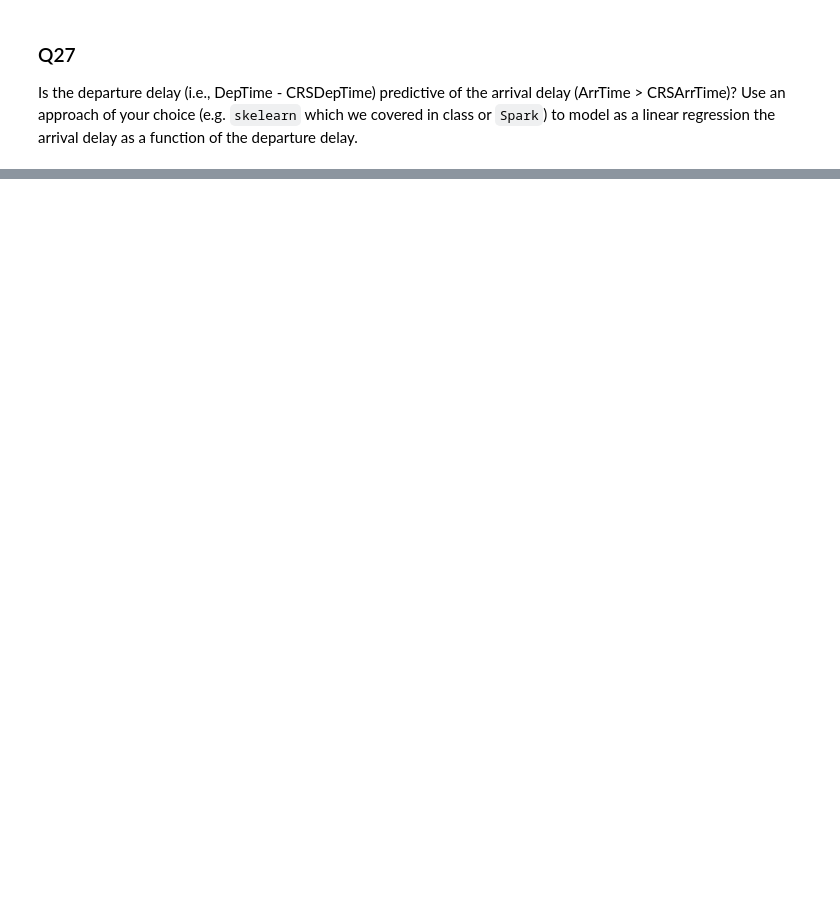
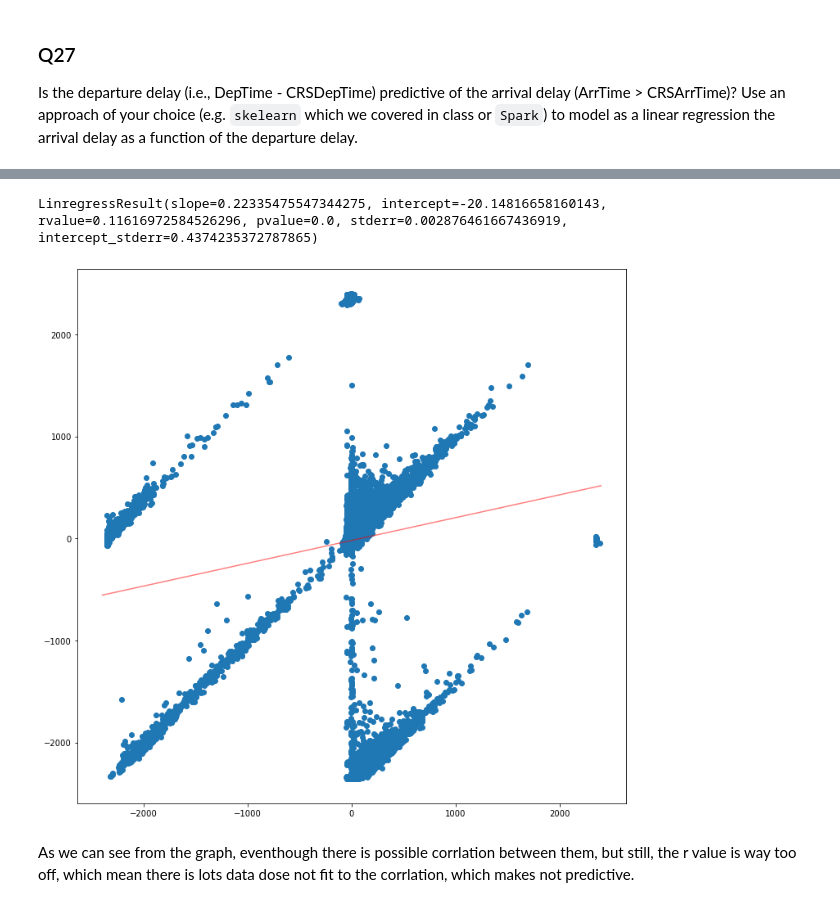
Before and after one commit to ICS-CLASSROOM/assignment-2-ShengT-Jin, a Jupyter notebook: Assignment_2.ipynb, the cells around one changed output, grey strips where cells are left out. Cells and saved outputs as stored; diff of their text form; code cells hidden in the pictures; blank space fills up the shorter version.

```diff
--- a/Assignment_2.ipynb
+++ b/Assignment_2.ipynb
@@ -462,4 +597,13 @@ Use one of the techniques covered in class to accelerate this query. Time your q
 Is the departure delay (i.e., DepTime - CRSDepTime) predictive of the arrival delay (ArrTime > CRSArrTime)?
 Use an approach of your choice (e.g. `skelearn` which we covered in class or `Spark`) to model as a linear regression the arrival delay as a function of the departure delay.
 # %%
-### Write your code here
+from sklearn.metrics import mean_squared_error, r2_score
+from pyspark.sql import functions as func
+from scipy.stats import linregress
+import matplotlib.pyplot as plt
+import numpy as np
+
+data = flight_info.select((func.col("DepTime") - func.col("CRSDepTime")).alias("X"),
+                  (func.col("ArrTime") - func.col("CRSArrTime")).alias("Y"))
+data = data.filter(data.X.isNotNull() & data.Y.isNotNull()).toPandas()
+data
@@ -465,0 +624,18 @@ Use an approach of your choice (e.g. `skelearn` which we covered in class or `Sp
+# %%
+depart_d = np.array(data["X"].tolist())
+arrive_d = np.array(data["Y"].tolist())
+linreg = linregress(depart_d, arrive_d)
+
+plt.figure(figsize=(12,12))
+
+x_axis = np.arange(-2400, 2400)
+y_line = linreg.intercept + linreg.slope * x_axis
+
+plt.scatter(np.array(data["X"].tolist()), np.array(data["Y"].tolist()))
+plt.plot(x_axis, y_line, color='red', alpha=0.5)
+linreg
+# %% [output]
+LinregressResult(slope=0.22335475547344275, intercept=-20.14816658160143, rvalue=0.11616972584526296, pvalue=0.0, stderr=0.002876461667436919, intercept_stderr=0.4374235372787865)
+[figure, added]
+# %% [markdown]
+As we can see from the graph, eventhough there is possible corrlation between  them, but still, the r value is way too off, which mean there is lots data dose not fit to the corrlation, which makes not predictive.
```
Also changed, not shown: parts of 13 cells of this notebook.
